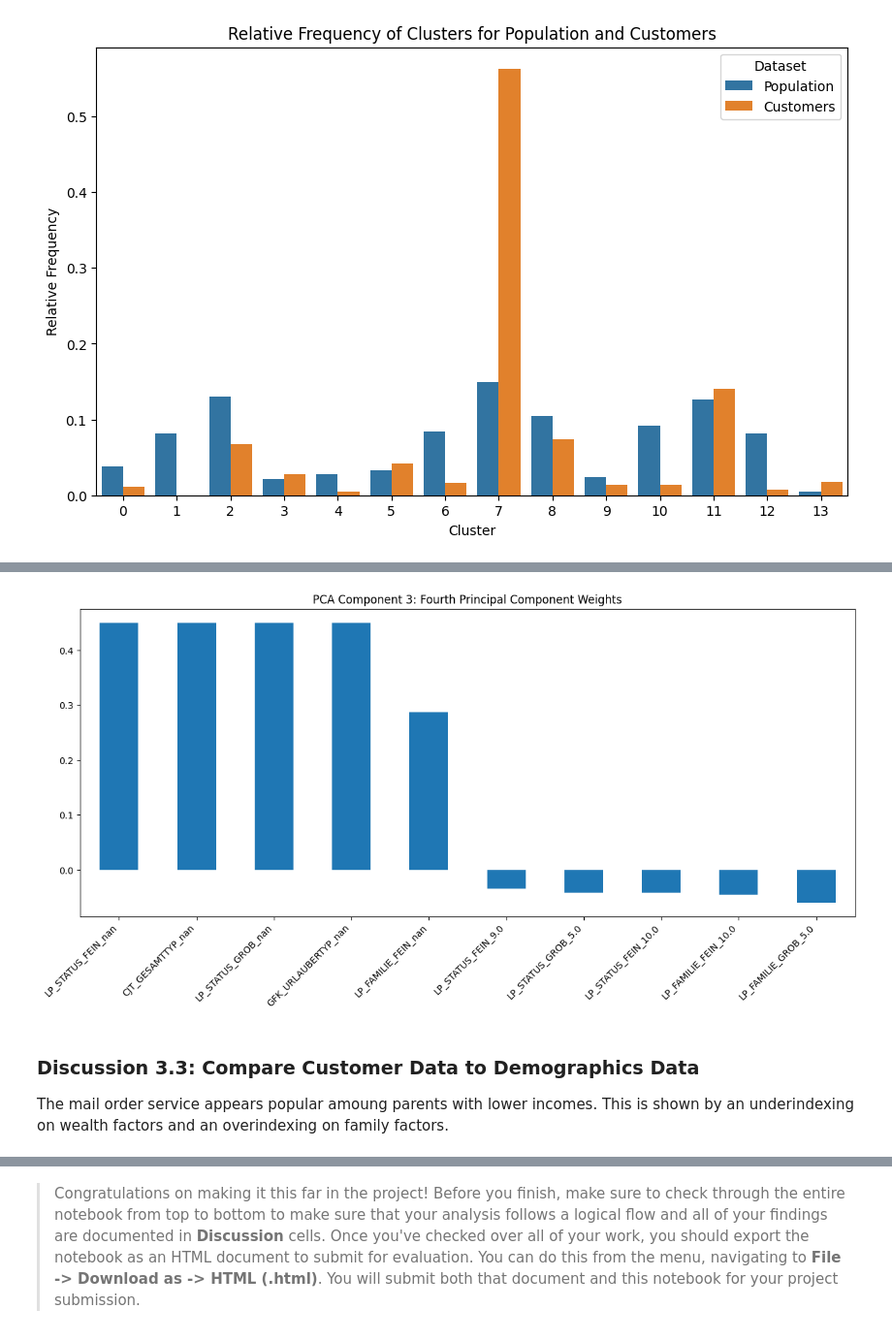
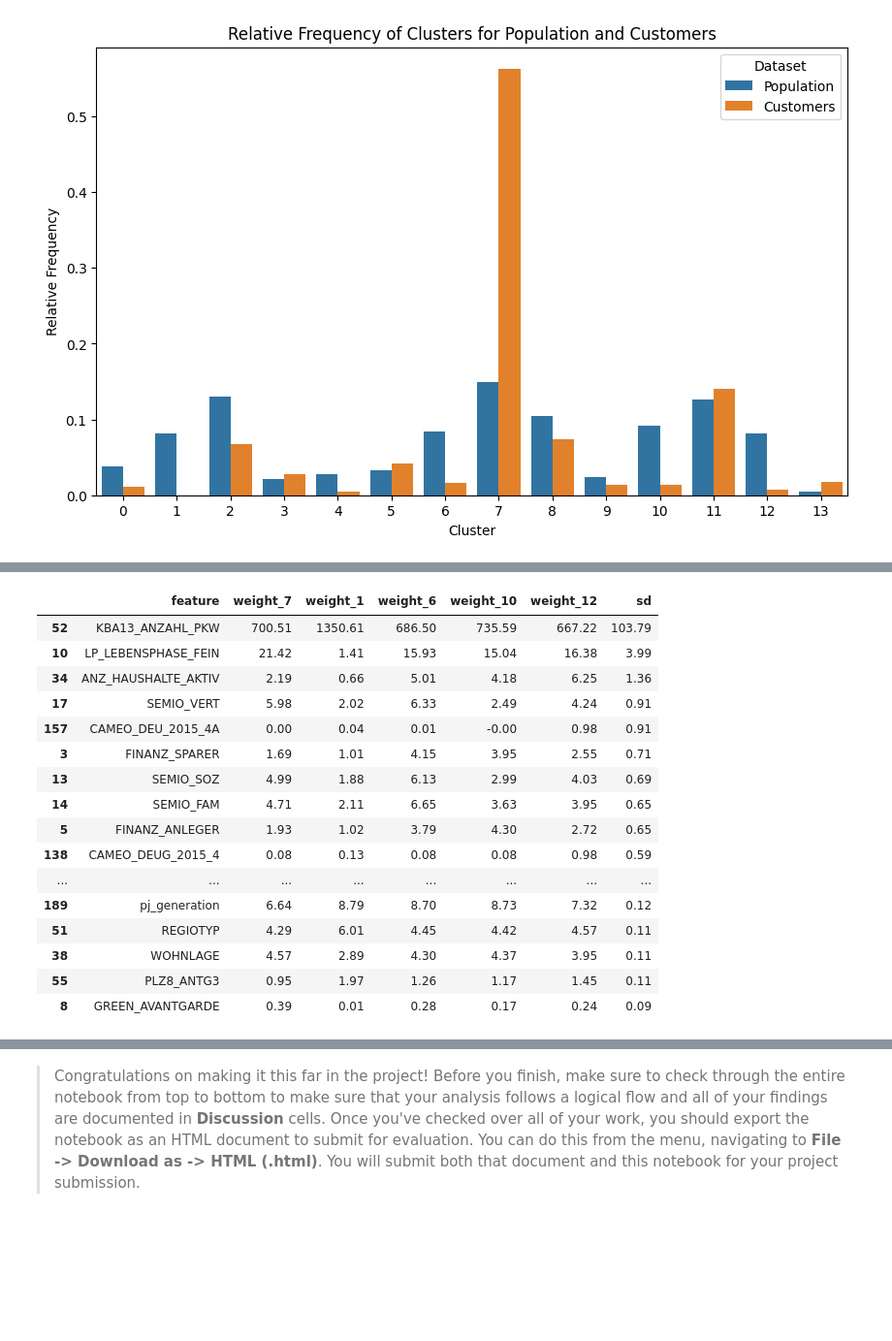
Before and after one commit to jcraffi/identify_customer_segments, a Jupyter notebook: Identify_Customer_Segments.ipynb, the cells around one changed output, grey strips where cells are left out. Shown: that part at 97% size. Cells and saved outputs as stored; diff of their text form; code cells hidden in the pictures; blank space fills up the shorter version.

Commit message:
Revised submission for the Identify Customer Segments project

```diff
--- a/Identify_Customer_Segments.ipynb
+++ b/Identify_Customer_Segments.ipynb
@@ -1011,7 +1011,7 @@ plt.show()
 # Re-fit the k-means model with the selected number of clusters and obtain
 # cluster predictions for the general population demographics data.
 km = KMeans(n_clusters=14, random_state=42)
-population_clusters = km.fit_predict(population_pca_110_transformed)
+population_clusters = km.fit_predict(pop_transformed)
 # %% [markdown]
 ### Discussion 3.1: Apply Clustering to General Population
 
@@ -1155,5 +1126,12 @@ array=[ 1.45182140e-01  7.97971093e-01 -5.33244927e-02 -1.02940733e+00
+# %%
+def feature_exploration(cluster):
+    weights = scaler.inverse_transform([pca.inverse_transform(km.cluster_centers_)[cluster]])
+    weights_df = pd.DataFrame(weights, columns=population_cleaned.columns).T
+    weights_df.reset_index(inplace=True)
+    weights_df.columns = ['feature', 'weight']
+    return weights_df
 # %%
 # What kinds of people are part of a cluster that is overrepresented in the
 # customer data compared to the general population?
-centroid_1 = scaler.inverse_transform(pca.inverse_transform(model.cluster_centers_[1]))
-map_and_plot_weights(pca_reduced, population_scaled, 1,'PCA Component 1: Second Principal Component Weights')
+# Cluster 7 is overrepresented in the customer data
+weights_df_7 = feature_exploration(7)
@@ -1162,11 +1138,49 @@ map_and_plot_weights(pca_reduced, population_scaled, 1,'PCA Component 1: Second
 # %%
 # What kinds of people are part of a cluster that is underrepresented in the
 # customer data compared to the general population?
+# Clusters 1, 6, 10, and 12 are underrepresented in the customer data
 
-map_and_plot_weights(pca_reduced, population_scaled, 3,'PCA Component 3: Fourth Principal Component Weights')
+weights_df_1 = feature_exploration(1)
+weights_df_6 = feature_exploration(6)
+weights_df_10 = feature_exploration(10)
+weights_df_12 = feature_exploration(12)
-# %% [output]
-[figure, removed]
-# %% [markdown]
-### Discussion 3.3: Compare Customer Data to Demographics Data
-
-The mail order service appears popular amoung parents with lower incomes. This is shown by an underindexing on wealth factors and an overindexing on family factors.
+# %%
+# Merge the weights DataFrames on the 'feature' column
+dataframes = [weights_df_1, weights_df_6, weights_df_10, weights_df_12]
+
+# Initialize the merged DataFrame with the first DataFrame
+weights_merged = weights_df_7
+
+# Merge each DataFrame in the list
+for i, df in enumerate(dataframes):
+    suffix = f'_{i+1}'
+    weights_merged = weights_merged.merge(df, on='feature', suffixes=('', suffix))
+
+weights_merged.columns = ['feature', 'weight_7', 'weight_1', 'weight_6', 'weight_10', 'weight_12']
+
+# Add a column for the average and variance of the weights
+weight_columns = ['weight_7', 'weight_1', 'weight_6', 'weight_10', 'weight_12']
+weights_merged['sd'] = weights_merged[weight_columns].var(axis=1)/weights_merged[weight_columns].mean(axis=1)
+
+# Format all weights to 2 decimal places
+weights_merged = weights_merged.round(2)
+
+display(weights_merged.sort_values(by='sd', ascending=False).head(45))
+# %% [output]
+|  | feature | weight_7 | weight_1 | weight_6 | weight_10 | weight_12 | sd |
+| 52 | KBA13_ANZAHL_PKW | 700.51 | 1350.61 | 686.50 | 735.59 | 667.22 | 103.79 |
+| 10 | LP_LEBENSPHASE_FEIN | 21.42 | 1.41 | 15.93 | 15.04 | 16.38 | 3.99 |
+| 34 | ANZ_HAUSHALTE_AKTIV | 2.19 | 0.66 | 5.01 | 4.18 | 6.25 | 1.36 |
+| 17 | SEMIO_VERT | 5.98 | 2.02 | 6.33 | 2.49 | 4.24 | 0.91 |
+| 157 | CAMEO_DEU_2015_4A | 0.00 | 0.04 | 0.01 | -0.00 | 0.98 | 0.91 |
+| 3 | FINANZ_SPARER | 1.69 | 1.01 | 4.15 | 3.95 | 2.55 | 0.71 |
+| 13 | SEMIO_SOZ | 4.99 | 1.88 | 6.13 | 2.99 | 4.03 | 0.69 |
+| 14 | SEMIO_FAM | 4.71 | 2.11 | 6.65 | 3.63 | 3.95 | 0.65 |
+| 5 | FINANZ_ANLEGER | 1.93 | 1.02 | 3.79 | 4.30 | 2.72 | 0.65 |
+| 138 | CAMEO_DEUG_2015_4 | 0.08 | 0.13 | 0.08 | 0.08 | 0.98 | 0.59 |
+| ... | ... | ... | ... | ... | ... | ... | ... |
+| 189 | pj_generation | 6.64 | 8.79 | 8.70 | 8.73 | 7.32 | 0.12 |
+| 51 | REGIOTYP | 4.29 | 6.01 | 4.45 | 4.42 | 4.57 | 0.11 |
+| 38 | WOHNLAGE | 4.57 | 2.89 | 4.30 | 4.37 | 3.95 | 0.11 |
+| 55 | PLZ8_ANTG3 | 0.95 | 1.97 | 1.26 | 1.17 | 1.45 | 0.11 |
+| 8 | GREEN_AVANTGARDE | 0.39 | 0.01 | 0.28 | 0.17 | 0.24 | 0.09 |
```
Also changed, not shown: parts of 10 cells of this notebook.
